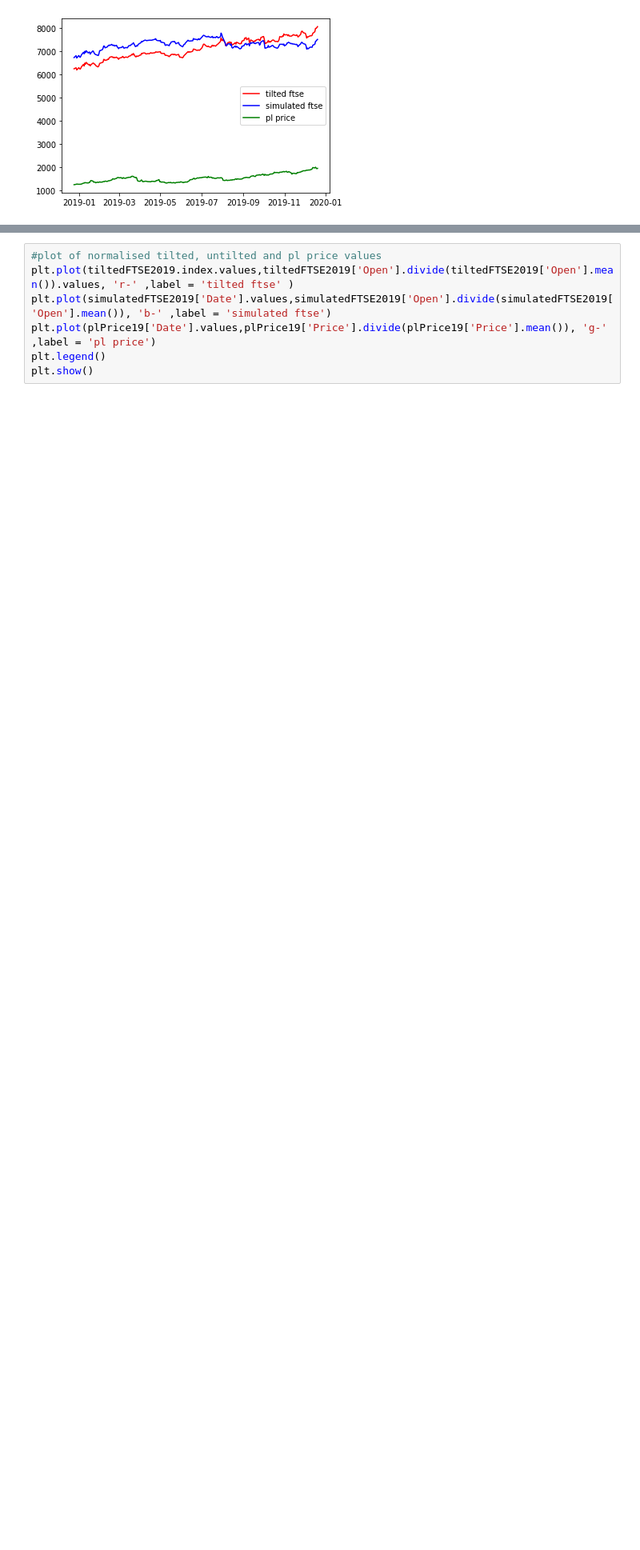
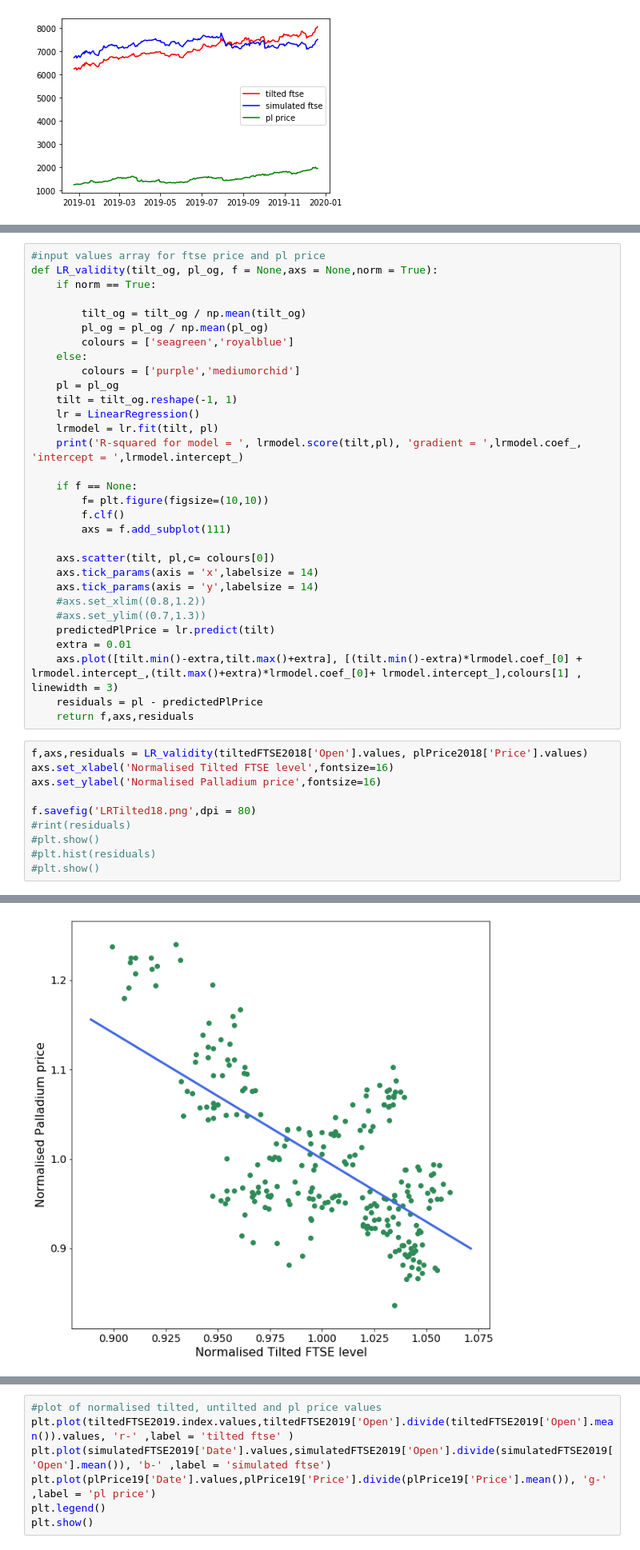
Before and after one commit to wmow/bloombergMDM, a Jupyter notebook: Stock_Palladium_CorrCoeffs.ipynb, the cells around one changed output, grey strips where cells are left out. Shown at 80% size. Drawn from its saved outputs; the diff is of its cells as text; blank space fills up the shorter version.

Commit message:
added graph details

```diff
--- a/Stock_Palladium_CorrCoeffs.ipynb
+++ b/Stock_Palladium_CorrCoeffs.ipynb
@@ -258,0 +314,42 @@ plt.show()
+# %%
+#input values array for ftse price and pl price
+def LR_validity(tilt_og, pl_og, f = None,axs = None,norm = True):
+    if norm == True:
+
+        tilt_og = tilt_og / np.mean(tilt_og)
+        pl_og = pl_og / np.mean(pl_og)
+        colours = ['seagreen','royalblue']
+    else:
+        colours = ['purple','mediumorchid']
+    pl = pl_og
+    tilt = tilt_og.reshape(-1, 1)
+    lr = LinearRegression()
+    lrmodel = lr.fit(tilt, pl)
+    print('R-squared for model = ', lrmodel.score(tilt,pl), 'gradient = ',lrmodel.coef_, 'intercept = ',lrmodel.intercept_)
+
+    if f == None:
+        f= plt.figure(figsize=(10,10))
+        f.clf()
+        axs = f.add_subplot(111)
+
+    axs.scatter(tilt, pl,c= colours[0])
+    axs.tick_params(axis = 'x',labelsize = 14)
+    axs.tick_params(axis = 'y',labelsize = 14)
+    #axs.set_xlim((0.8,1.2))
+    #axs.set_ylim((0.7,1.3))
+    predictedPlPrice = lr.predict(tilt)
+    extra = 0.01
+    axs.plot([tilt.min()-extra,tilt.max()+extra], [(tilt.min()-extra)*lrmodel.coef_[0] + lrmodel.intercept_,(tilt.max()+extra)*lrmodel.coef_[0]+ lrmodel.intercept_],colours[1] , linewidth = 3)
+    residuals = pl - predictedPlPrice
+    return f,axs,residuals
+# %%
+f,axs,residuals = LR_validity(tiltedFTSE2018['Open'].values, plPrice2018['Price'].values)
+axs.set_xlabel('Normalised Tilted FTSE level',fontsize=16)
+axs.set_ylabel('Normalised Palladium price',fontsize=16)
+
+f.savefig('LRTilted18.png',dpi = 80)
+#rint(residuals)
+#plt.show()
+#plt.hist(residuals)
+#plt.show()
+# %% [output]
@@ -258,0 +357 @@ plt.show()
+[figure, added]
```
Also changed, not shown: parts of 17 cells of this notebook, 1 other file.
